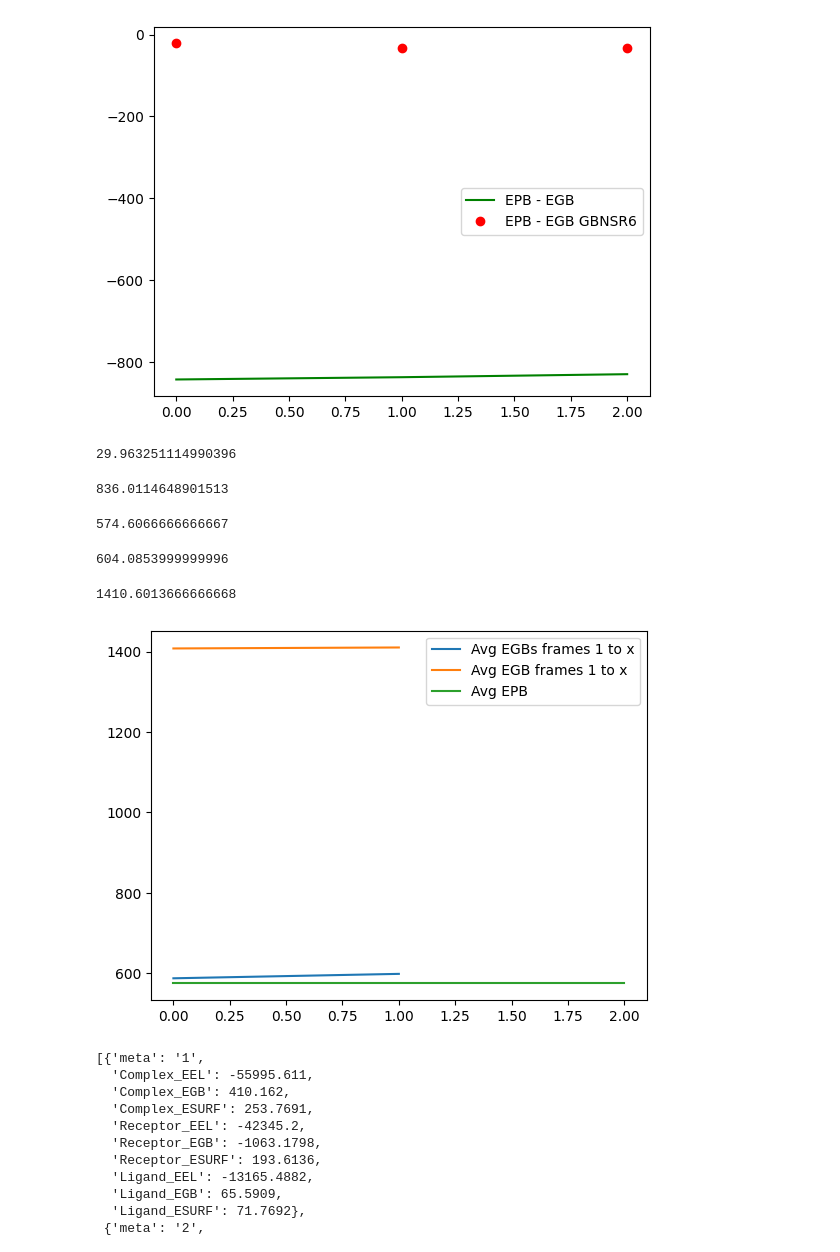
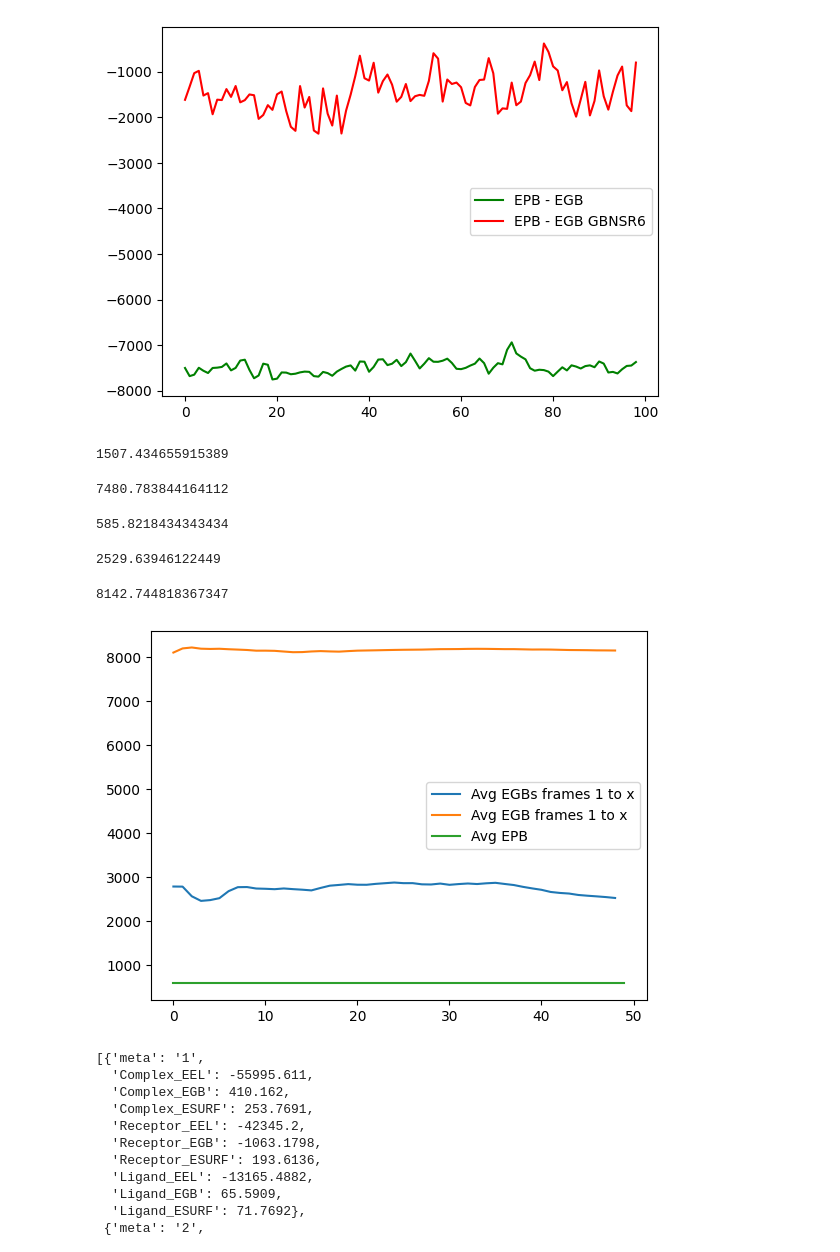
Before and after one commit to aicam/GBNN, a Jupyter notebook: GBNSR6_py/Result_Evaluation.ipynb, the cells around one changed output. Cells and saved outputs as stored; diff of their text form; code cells hidden in the pictures.

```diff
--- a/GBNSR6_py/Result_Evaluation.ipynb
+++ b/GBNSR6_py/Result_Evaluation.ipynb
@@ -4,15 +4,15 @@ import numpy as np
 import matplotlib.pyplot as plt
 %matplotlib inline
 # %%
-dbfile = open('prod_t.crd_1_mmpbsa.pkl', 'rb')
+dbfile = open('mutant_pkls/710_mmpbsa.pkl', 'rb')
 epb = pickle.load(dbfile)
 dbfile.close()
 # %%
-dbfile = open('prod1.crd_1_gbnsr6.pkl', 'rb')
+dbfile = open('mutant_pkls/710_gbnsr6.pkl', 'rb')
 gbnsr6 = pickle.load(dbfile)
 dbfile.close()
 # %%
-dbfile = open('prod_t.crd_1_mmgbsa.pkl', 'rb')
+dbfile = open('mutant_pkls/710_mmgbsa.pkl', 'rb')
 mmpbsa = pickle.load(dbfile)
 dbfile.close()
 # %%
@@ -32,44 +32,44 @@ EGBs = [x['complex_EGB'] - x['receptor_EGB'] - x['ligand_EGB'] for x in gbnsr6]
 # %%
 EGB = [x['Complex_EGB'] - x['Receptor_EGB'] - x['Ligand_EGB'] for x in mmpbsa]
 # %%
-EPB = np.array([x['EPB'] for x in epb])[:3]
-EGB = np.array(EGB)[:3]
-EGBs = np.array(EGBs)
+EPB = np.array([x['EPB'] for x in epb])
+EGB = np.array(EGB)
+EGBs = np.array(EGBs)[:99]
 # %%
 plt.plot(EPB - EGB, 'g', label='EPB - EGB')
-plt.plot(EPB - EGBs, 'ro', label='EPB - EGB GBNSR6')
+plt.plot(EPB - EGBs, 'r', label='EPB - EGB GBNSR6')
 plt.legend()
 plt.show()
 # %% [output]
-[figure, old version]
+[figure, new version]
 # %%
 np.sqrt(np.mean((EPB - EGBs)**2))
 # %% [output]
-29.963251114990396
+1507.434655915389
 # %%
 np.sqrt(np.mean((EPB - EGB)**2))
 # %% [output]
-836.0114648901513
+7480.783844164112
 # %%
 np.mean(EPB)
 # %% [output]
-574.6066666666667
+585.8218434343434
 # %%
 np.mean(EGBs)
 # %% [output]
-604.0853999999996
+2529.63946122449
 # %%
 np.mean(EGB)
 # %% [output]
-1410.6013666666668
+8142.744818367347
 # %%
-plt.plot([np.mean(EGBs[:i]) for i in range(1, 3)], label='Avg EGBs frames 1 to x')
-plt.plot([np.mean(EGB[:i]) for i in range(1, 3)], label='Avg EGB frames 1 to x')
-plt.plot([574.6066666666667 for i in range(3)], label='Avg EPB')
+plt.plot([np.mean(EGBs[:i]) for i in range(1, 50)], label='Avg EGBs frames 1 to x')
+plt.plot([np.mean(EGB[:i]) for i in range(1, 50)], label='Avg EGB frames 1 to x')
+plt.plot([590.1350265306123 for i in range(50)], label='Avg EPB')
 plt.legend()
 plt.show()
 # %% [output]
-[figure, old version]
+[figure, new version]
 # %%
 mmpbsa
 # %% [output]
```
